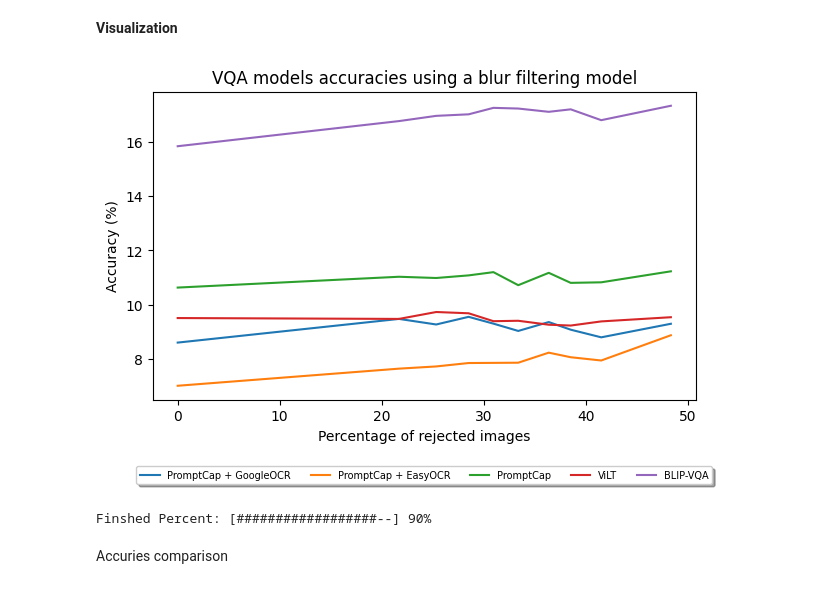
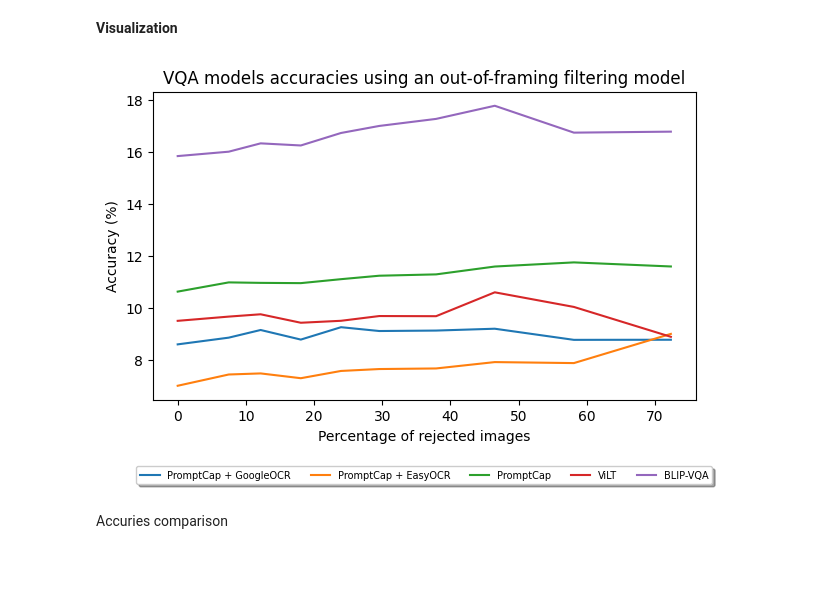
Before and after one commit to arcb01/GED-TFG, a Jupyter notebook: src/vqa_accuracy.ipynb, the cells around one changed output. Saved outputs shown, nothing was run; the diff lists cells and outputs as text; code cells hidden in the pictures.

```diff
--- a/src/vqa_accuracy.ipynb
+++ b/src/vqa_accuracy.ipynb
@@ -297,7 +338,7 @@ def model_inference(img, model_params):
 
     return pred_res
 # %%
-def initialize_model():
+def initialize_model(model_path, num_classes):
     """
     Initializes the blur model
     """
@@ -306,18 +347,17 @@ def initialize_model():
     device = torch.device("cuda:0" if torch.cuda.is_available() else "cpu")
 
     model = models.convnext_tiny(weights='IMAGENET1K_V1')
-    model.add_module("dropout", nn.Dropout(0.04653))
+
     num_ftrs = model.classifier[-1].in_features
-    model.classifier[-1] = nn.Linear(num_ftrs, 1)
+    model.classifier[-1] = nn.Linear(num_ftrs, num_classes)
 
     # Load custom blur model
-    save_path = '../outputs/best.pth'
-    model.load_state_dict(torch.load(save_path))
+    model.load_state_dict(torch.load(model_path))
     model = model.to(device)
 
     return model
 # %%
-def get_clear_images(model_output_data, model_params):
+def get_clear_images(model_output_data, model_params, multiclass):
     """
     Given a dataset of images, returns a filtered array where the blurred images
     have been removed
@@ -326,9 +366,9 @@ def get_clear_images(model_output_data, model_params):
     clear_images = {}
 
     for img, img_info in model_output_data.items():
-        # Blur model filter with %
-        blur_detection = model_inference(img, model_params) # Returns 1 if img is blur otherwise 0
-        if blur_detection == 0:
+        # Flaw model filter with %
+        flaw_detection = model_inference(img, model_params, multiclass) # Returns 1 if img is blur otherwise 0
+        if flaw_detection == 0:
             clear_images[img] = img_info
 
     return clear_images
@@ -346,7 +386,12 @@ def percent_imgs_rejected(og_data, filt_data):
 
     return p_imgs_rejected
 # %%
-model = initialize_model()
+model_path = '../outputs/best_FRM_convnext.pth'
+flaw = model_path.split("_")[1]
+num_classes = 1 if flaw in ["BLR", "FRM"] else 4
+
+multiclass = True if num_classes > 1 else False
+model = initialize_model(model_path, num_classes, )
 
 model_params = (model, device)
 # %%
@@ -367,7 +412,7 @@ rej_rates = np.flip(np.arange(0., 1.1, 0.1), 0)
 
 # For every rejection rate, compares the default model (rej_rates = 0.0) with
 for rr in rej_rates:
-    filtered_data = get_clear_images(model_output_data, (model, device, rr))
+    filtered_data = get_clear_images(model_output_data, (model, device, rr), multiclass=multiclass)
     for typ in get_model_types(model_output_data):
         res = evaluate_acc_promptcap(filtered_data, typ)
         p_imgs_rej = percent_imgs_rejected(model_output_data, filtered_data)
@@ -415,44 +460,50 @@ df.sort_values('p_imgs_rej', ascending=True)
 # %%
 df = df[df["acc"] != 100.]
 
 plt.figure(figsize=(7,4))
 for typ in get_model_types(model_output_data):
     try:
         typ = map_type[typ]
     except:
         typ = typ
     data = df[df["model_type"] == typ].sort_values('p_imgs_rej')
 
     plt.plot(data["p_imgs_rej"].tolist(),
             data["acc"].tolist(), label=typ)
     plt.legend(loc='upper center', bbox_to_anchor=(0.5, -0.2),
           fancybox=True, shadow=True, ncol=5, fontsize=7)
     plt.xlabel("Percentage of rejected images")
     plt.ylabel("Accuracy (%)")
-plt.title("VQA models accuracies using a blur filtering model")
+plt.title("VQA models accuracies using an out-of-framing filtering model")
 plt.show()
 # %% [output]
-[figure, old version]
+[figure, new version]
 # %%
-cdata = {"model_type": [],
-                  "acc": [],
-               "acc_w_blur_model": []}
+def calculate_df(model):
+    cdata = {"model_type": [],
+                      "acc": [],
+                   "acc_w_blur_model": []
+            }
+                #"acc_imprv" : []}
 
-thr = 0.1
-filt_data = get_clear_images(model_output_data, (model, device, thr))
+    thr = 0.1
+    filt_data = get_clear_images(model_output_data, (model, device, thr), multiclass=multiclass)
 
-for typ in get_model_types(model_output_data):
-    res = evaluate_acc_promptcap(model_output_data, typ)
-    res_filt = evaluate_acc_promptcap(filt_data, typ)
-    try:
-        model_type = map_type[typ]
-    except:
-        model_type = typ
-    cdata["model_type"].append(model_type)
-    cdata["acc"].append((sum(res) / len(res)) * 100)
-    cdata["acc_w_blur_model"].append((sum(res_filt) / len(res_filt)) * 100)
+    for typ in get_model_types(model_output_data):
+        res = evaluate_acc_promptcap(model_output_data, typ)
+        res_filt = evaluate_acc_promptcap(filt_data, typ)
+        try:
+            model_type = map_type[typ]
+        except:
+            model_type = typ
+        acc = (sum(res) / len(res)) * 100
+        accwflaw = (sum(res_filt) / len(res_filt)) * 100
+        cdata["model_type"].append(model_type)
+        cdata["acc"].append(acc)
+        cdata["acc_w_blur_model"].append(accwflaw)
+        #cdata["acc_imprv"].append(accwflaw - acc)
+
+    return pd.DataFrame.from_dict(cdata)
-# %% [output]
-Finshed Percent: [##################--] 90%
 # %% [markdown]
 Accuries comparison
 # %%
```
Also changed, not shown: parts of 15 cells of this notebook, 5 other files.
